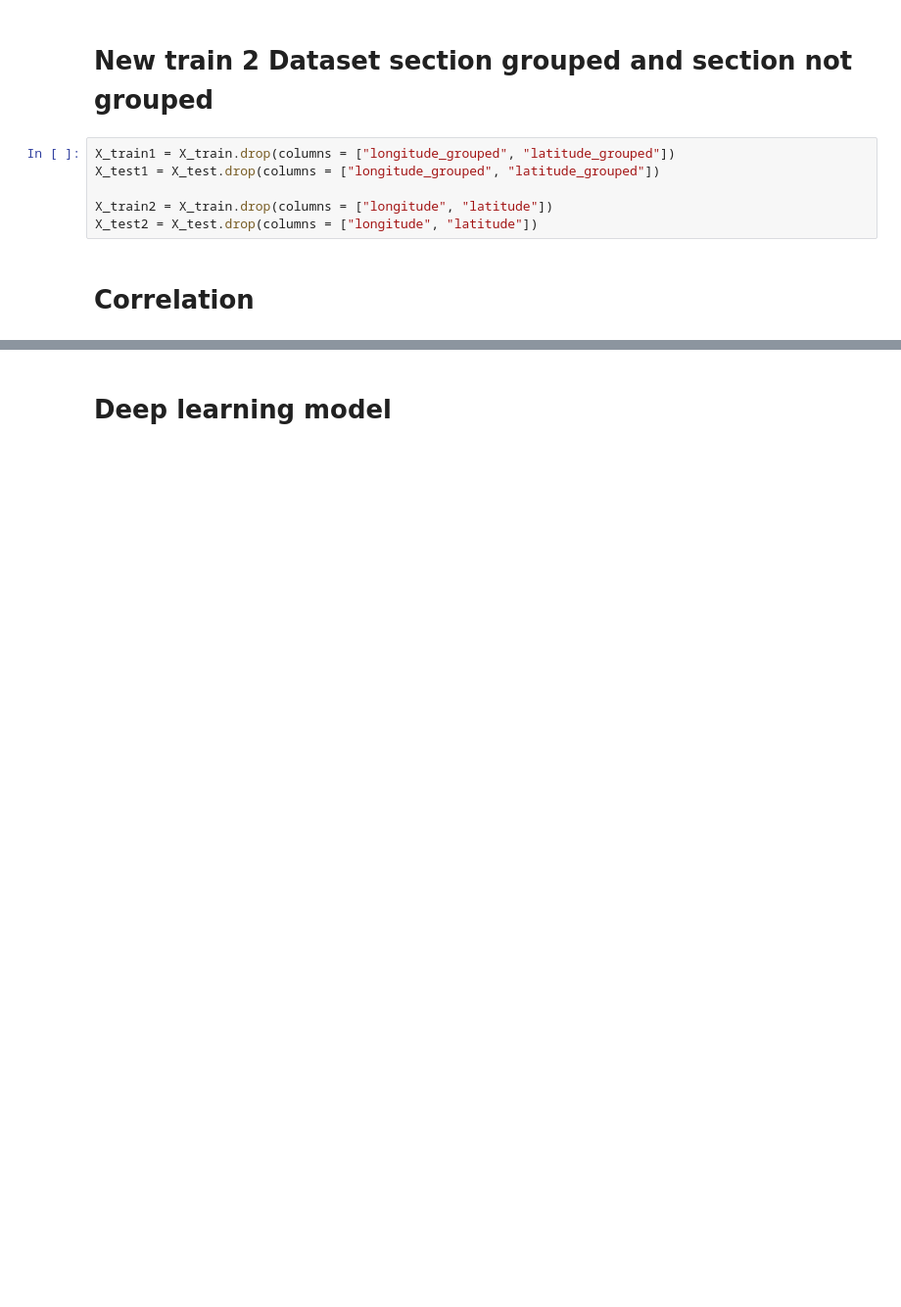
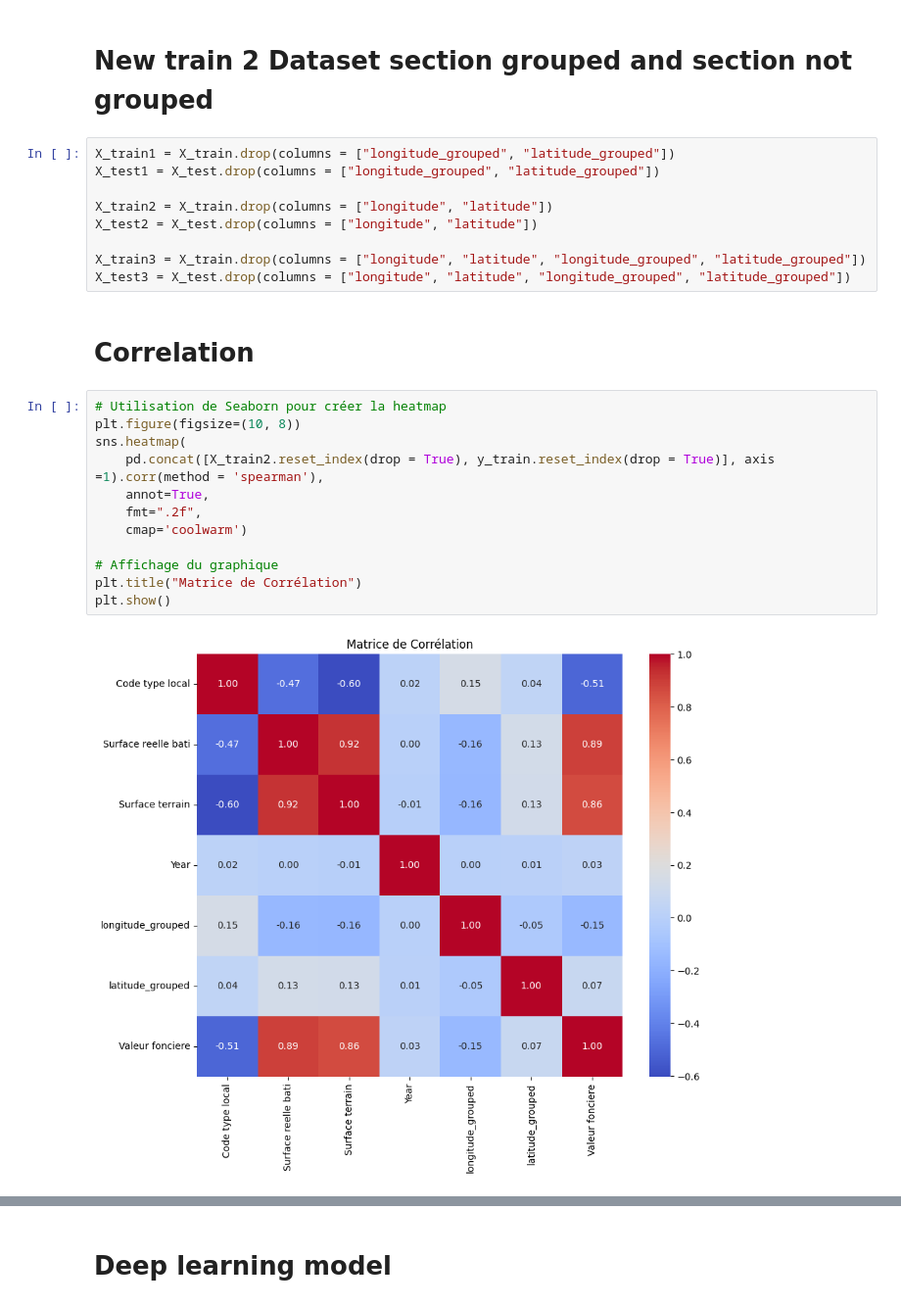
Before and after one commit to aelhirech/bdx_immo_deep_learn, a Jupyter notebook: programme.ipynb, the cells around one changed output, grey strips where cells are left out. Shown: that part at 98% size. Cells and saved outputs as stored; diff of their text form; blank space fills up the shorter version.

```diff
--- a/programme.ipynb
+++ b/programme.ipynb
@@ -464,8 +450,25 @@ X_test1 = X_test.drop(columns = ["longitude_grouped", "latitude_grouped"])
 
 X_train2 = X_train.drop(columns = ["longitude", "latitude"])
 X_test2 = X_test.drop(columns = ["longitude", "latitude"])
+
+X_train3 = X_train.drop(columns = ["longitude", "latitude", "longitude_grouped", "latitude_grouped"])
+X_test3 = X_test.drop(columns = ["longitude", "latitude", "longitude_grouped", "latitude_grouped"])
 # %% [markdown]
 # Correlation
+# %%
+# Utilisation de Seaborn pour créer la heatmap
+plt.figure(figsize=(10, 8))
+sns.heatmap(
+    pd.concat([X_train2.reset_index(drop = True), y_train.reset_index(drop = True)], axis =1).corr(method = 'spearman'),
+    annot=True,
+    fmt=".2f",
+    cmap='coolwarm')
+
+# Affichage du graphique
+plt.title("Matrice de Corrélation")
+plt.show()
+# %% [output]
+[figure, added]
 # %%
 # Utilisation de Seaborn pour créer la heatmap
 plt.figure(figsize=(10, 8))
```
Also changed, not shown: parts of 25 cells of this notebook.
